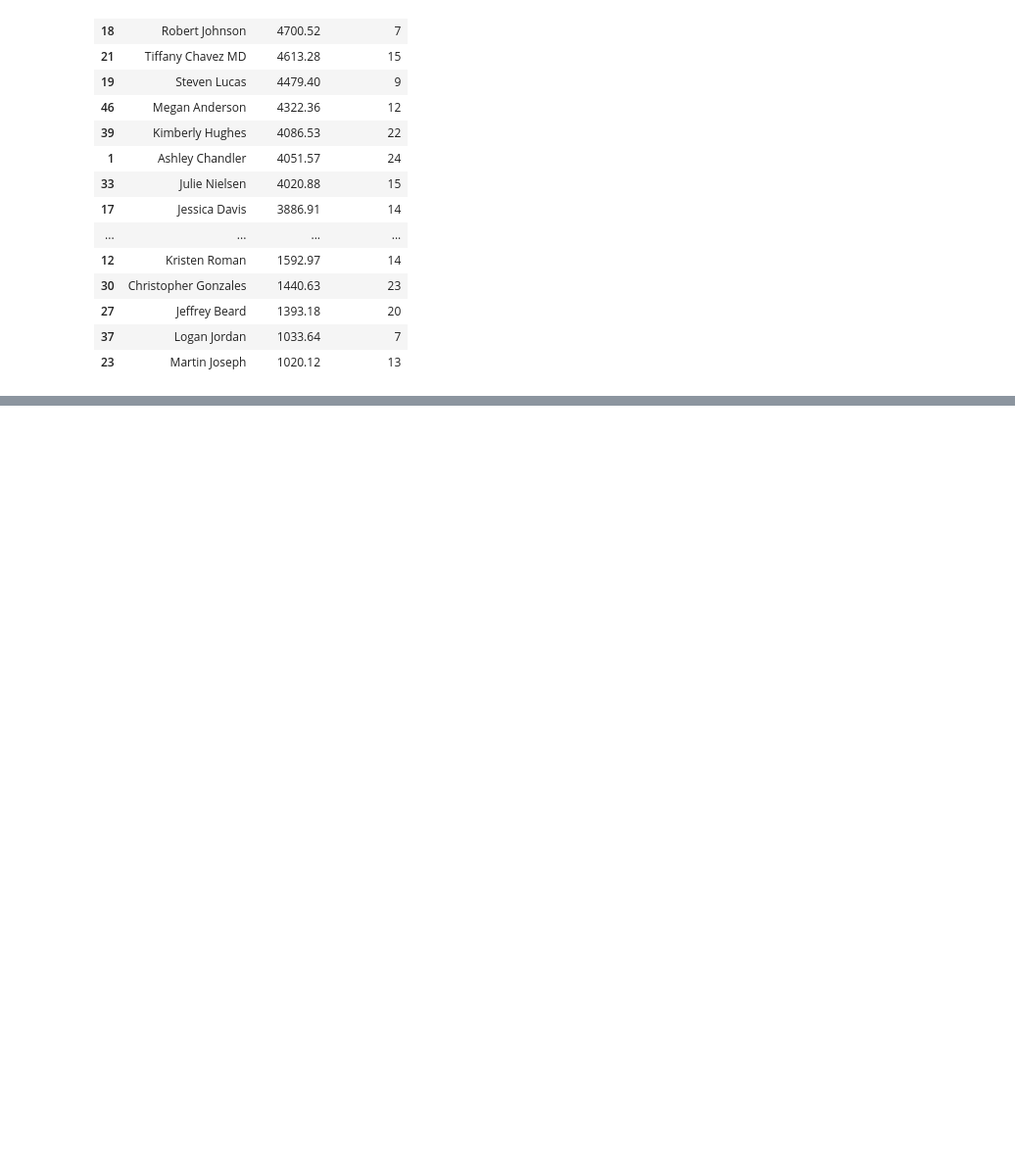
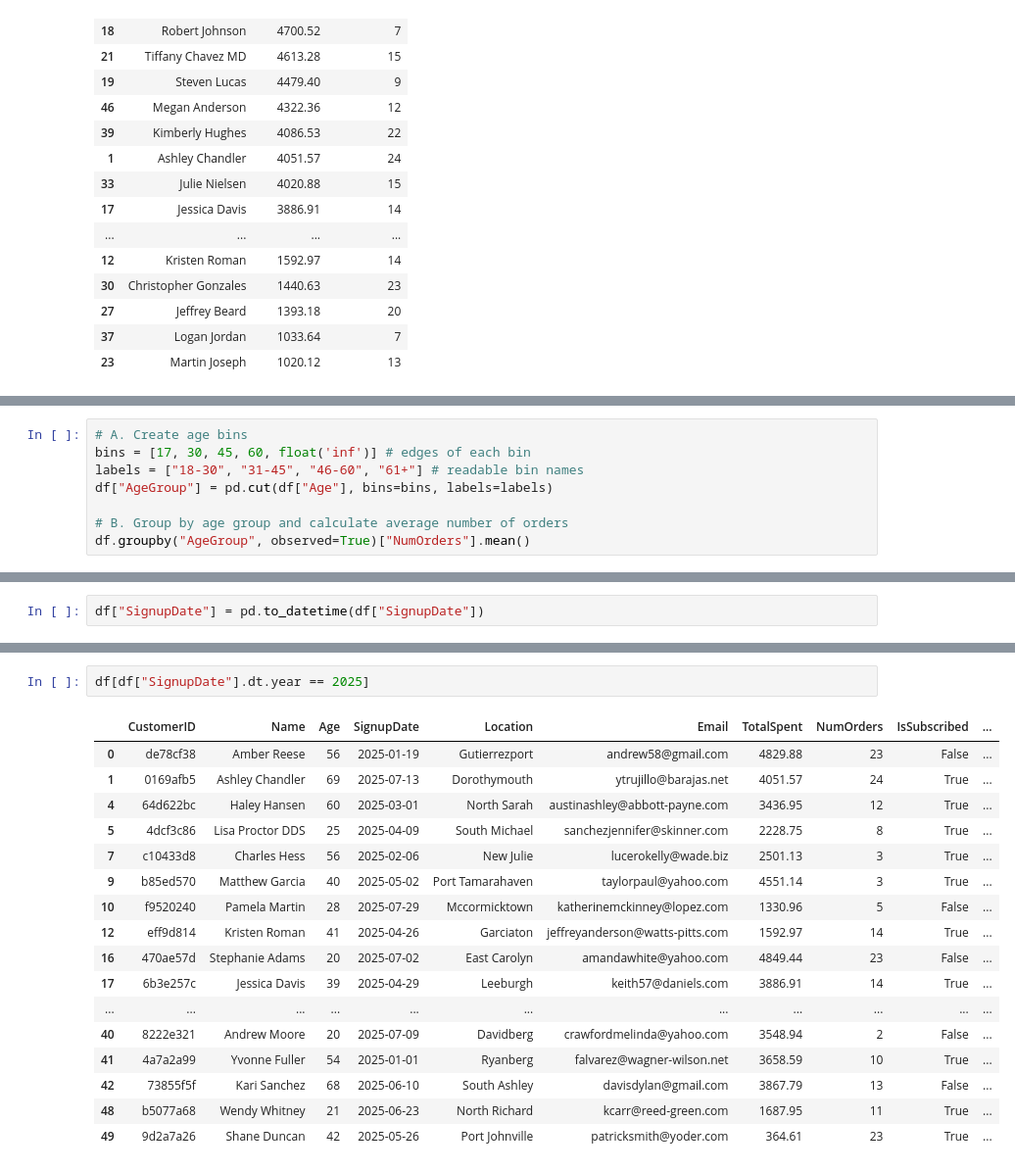
Before and after one commit to holdencoffman/market-intelligence-system-sanitized-public-repo, a Jupyter notebook: Pandas EDA Notebooks/set_2/pandas_EDA_2.ipynb, the cells around one changed output, grey strips where cells are left out. Shown at 98% size. Saved outputs shown, nothing was run; the diff lists cells and outputs as text; blank space fills up the shorter version.

```diff
--- a/Pandas EDA Notebooks/set_2/pandas_EDA_2.ipynb
+++ b/Pandas EDA Notebooks/set_2/pandas_EDA_2.ipynb
@@ -103,0 +138,8 @@ df[df["IsSubscribed"]]
+# %%
+# A. Create age bins
+bins = [17, 30, 45, 60, float('inf')] # edges of each bin
+labels = ["18-30", "31-45", "46-60", "61+"] # readable bin names
+df["AgeGroup"] = pd.cut(df["Age"], bins=bins, labels=labels)
+
+# B. Group by age group and calculate average number of orders
+df.groupby("AgeGroup", observed=True)["NumOrders"].mean()
@@ -103,0 +153,2 @@ df[df["IsSubscribed"]]
+# %%
+df["SignupDate"] = pd.to_datetime(df["SignupDate"])
@@ -103,0 +175,20 @@ df[df["IsSubscribed"]]
+# %%
+df[df["SignupDate"].dt.year == 2025]
+# %% [output]
+|  | CustomerID | Name | Age | SignupDate | Location | Email | TotalSpent | NumOrders | IsSubscribed | ... |
+| 0 | de78cf38 | Amber Reese | 56 | 2025-01-19 | Gutierrezport | andrew58@gmail.com | 4829.88 | 23 | False | ... |
+| 1 | 0169afb5 | Ashley Chandler | 69 | 2025-07-13 | Dorothymouth | ytrujillo@barajas.net | 4051.57 | 24 | True | ... |
+| 4 | 64d622bc | Haley Hansen | 60 | 2025-03-01 | North Sarah | austinashley@abbott-payne.com | 3436.95 | 12 | True | ... |
+| 5 | 4dcf3c86 | Lisa Proctor DDS | 25 | 2025-04-09 | South Michael | sanchezjennifer@skinner.com | 2228.75 | 8 | True | ... |
+| 7 | c10433d8 | Charles Hess | 56 | 2025-02-06 | New Julie | lucerokelly@wade.biz | 2501.13 | 3 | True | ... |
+| 9 | b85ed570 | Matthew Garcia | 40 | 2025-05-02 | Port Tamarahaven | taylorpaul@yahoo.com | 4551.14 | 3 | True | ... |
+| 10 | f9520240 | Pamela Martin | 28 | 2025-07-29 | Mccormicktown | katherinemckinney@lopez.com | 1330.96 | 5 | False | ... |
+| 12 | eff9d814 | Kristen Roman | 41 | 2025-04-26 | Garciaton | jeffreyanderson@watts-pitts.com | 1592.97 | 14 | True | ... |
+| 16 | 470ae57d | Stephanie Adams | 20 | 2025-07-02 | East Carolyn | amandawhite@yahoo.com | 4849.44 | 23 | False | ... |
+| 17 | 6b3e257c | Jessica Davis | 39 | 2025-04-29 | Leeburgh | keith57@daniels.com | 3886.91 | 14 | True | ... |
+| ... | ... | ... | ... | ... | ... | ... | ... | ... | ... | ... |
+| 40 | 8222e321 | Andrew Moore | 20 | 2025-07-09 | Davidberg | crawfordmelinda@yahoo.com | 3548.94 | 2 | False | ... |
+| 41 | 4a7a2a99 | Yvonne Fuller | 54 | 2025-01-01 | Ryanberg | falvarez@wagner-wilson.net | 3658.59 | 10 | True | ... |
+| 42 | 73855f5f | Kari Sanchez | 68 | 2025-06-10 | South Ashley | davisdylan@gmail.com | 3867.79 | 13 | False | ... |
+| 48 | b5077a68 | Wendy Whitney | 21 | 2025-06-23 | North Richard | kcarr@reed-green.com | 1687.95 | 11 | True | ... |
+| 49 | 9d2a7a26 | Shane Duncan | 42 | 2025-05-26 | Port Johnville | patricksmith@yoder.com | 364.61 | 23 | True | ... |
```
Also changed, not shown: parts of 8 cells of this notebook, 2 other files.
